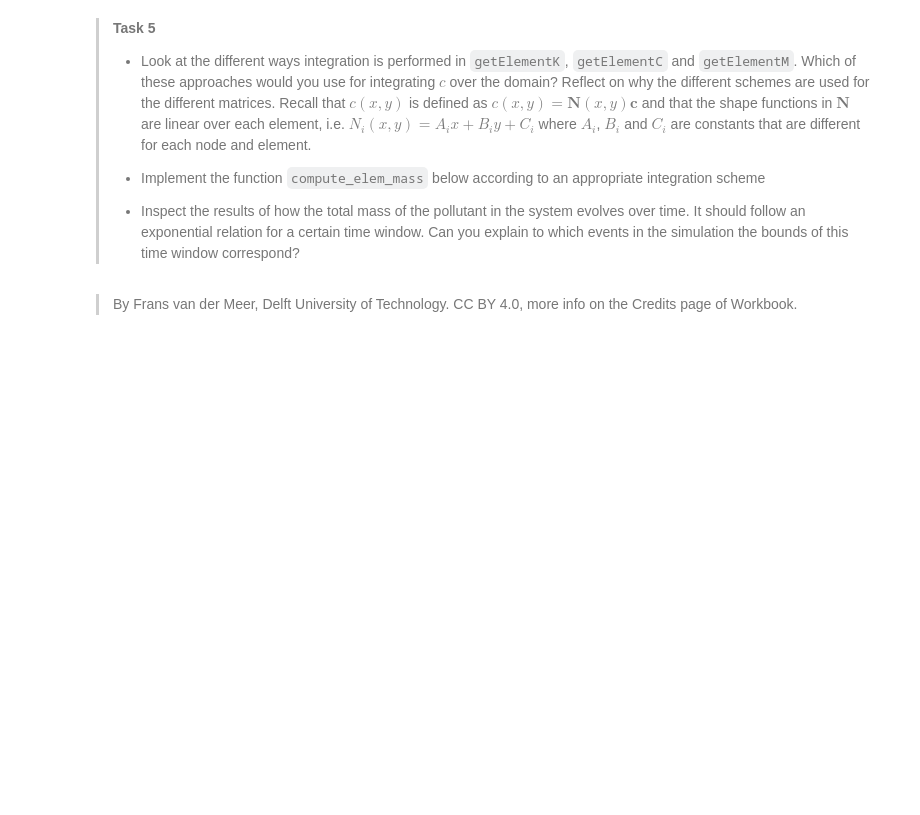
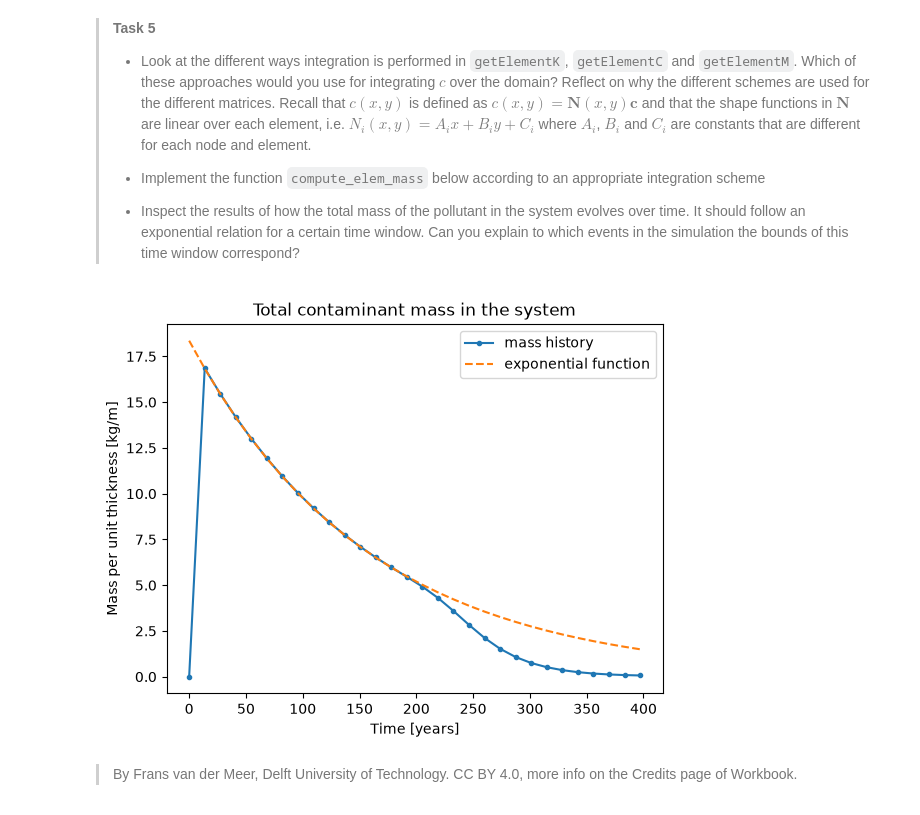
Before and after one commit to VLRobin/GA2.2-Mesa10, a Jupyter notebook: contamination.ipynb, the cells around one changed output. Drawn from its saved outputs; the diff is of its cells as text; code cells hidden in the pictures; blank space fills up the shorter version.

```diff
--- a/contamination.ipynb
+++ b/contamination.ipynb
@@ -360,7 +384,13 @@ In the function, there are routines for integration of stiffness matrices. Diffe
 # inputs: node coordinates (n1, n2, n3) concentration vector at those nodes (element_c)
 # output: mass integrated over the element
 def compute_elem_mass(n1, n2, n3, element_c):
-    # YOUR CODE HERE
+    element_area = get_area(n1, n2, n3)
+    integration_locations = [(n1+n2)/2, (n2+n3)/2, (n3+n1)/2]
+    integration_weights = [element_area/3, element_area/3, element_area/3]
+    element_mass = 0
+    for x_ip, w_ip in zip(integration_locations, integration_weights):
+        N_local = evaluate_N_matrix(x_ip, n1, n2, n3)
+        element_mass += N_local @ element_c * w_ip
     return element_mass
 
 # function to compute the total mass in the system for given concentration vector
@@ -368,32 +398,34 @@ def compute_total_mass(concentration, connectivity, nodes):
     mass = 0
     for elnodes in connectivity:
         mass += compute_elem_mass(nodes[elnodes[0]], nodes[elnodes[1]], nodes[elnodes[2]], concentration[elnodes])
     return mass
 
 # function to compute the total mass in the system over time
 def compute_mass_evolution(concentrations, connectivity, nodes):
     total_mass = []
     i = 0
     for concentration in concentrations:
         total_mass.append ( compute_total_mass( concentration, connectivity, nodes) )
         i+=1
     return total_mass
 
 skip = 100
 dt_days = 50
 ts = dt_days / 365.25 * np.arange(0,len(concentrations))
 ts_jump = ts[0:-1:skip]
 mass_history = compute_mass_evolution(concentrations[0:-1:skip], connectivity, nodes)
 
 qtotal = 5000 * 24 * 60 * 60 * 2e-9 * 40.7 / 2
 exponential = qtotal*np.exp(-2e-10*(ts_jump*24*60*60*365.25-2500*24*60*60))
 
 plt.plot(ts_jump, mass_history, '.-', label='mass history')
 plt.plot(ts_jump, exponential, '--', label='exponential function')
 plt.ylabel('Mass per unit thickness [kg/m]')
 plt.xlabel('Time [years]')
 plt.title('Total contaminant mass in the system')
 plt.legend()
 plt.show()
+# %% [output]
+[figure, added]
 # %% [markdown]
 > By Frans van der Meer, Delft University of Technology. CC BY 4.0, more info on the Credits page of Workbook.
```
Also changed, not shown: parts of 3 cells of this notebook.
